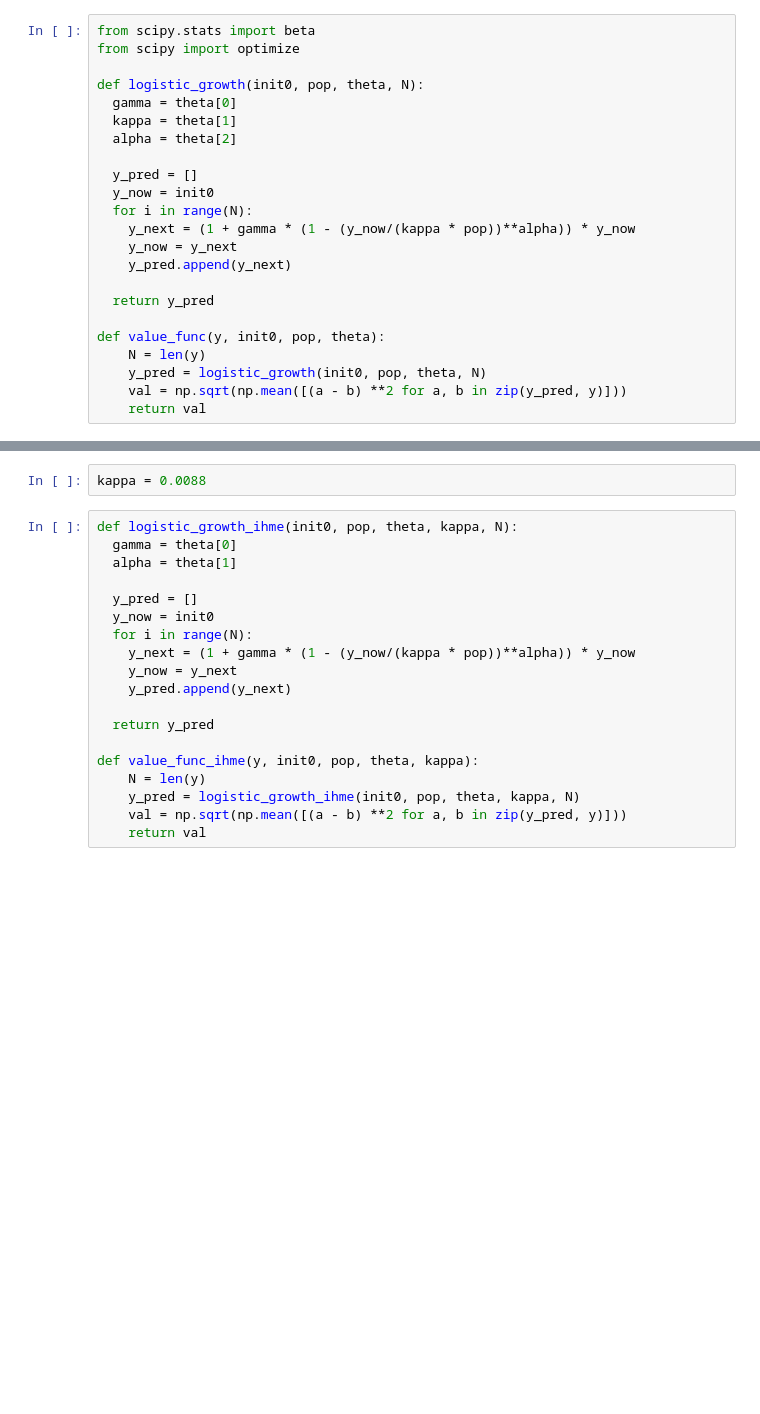
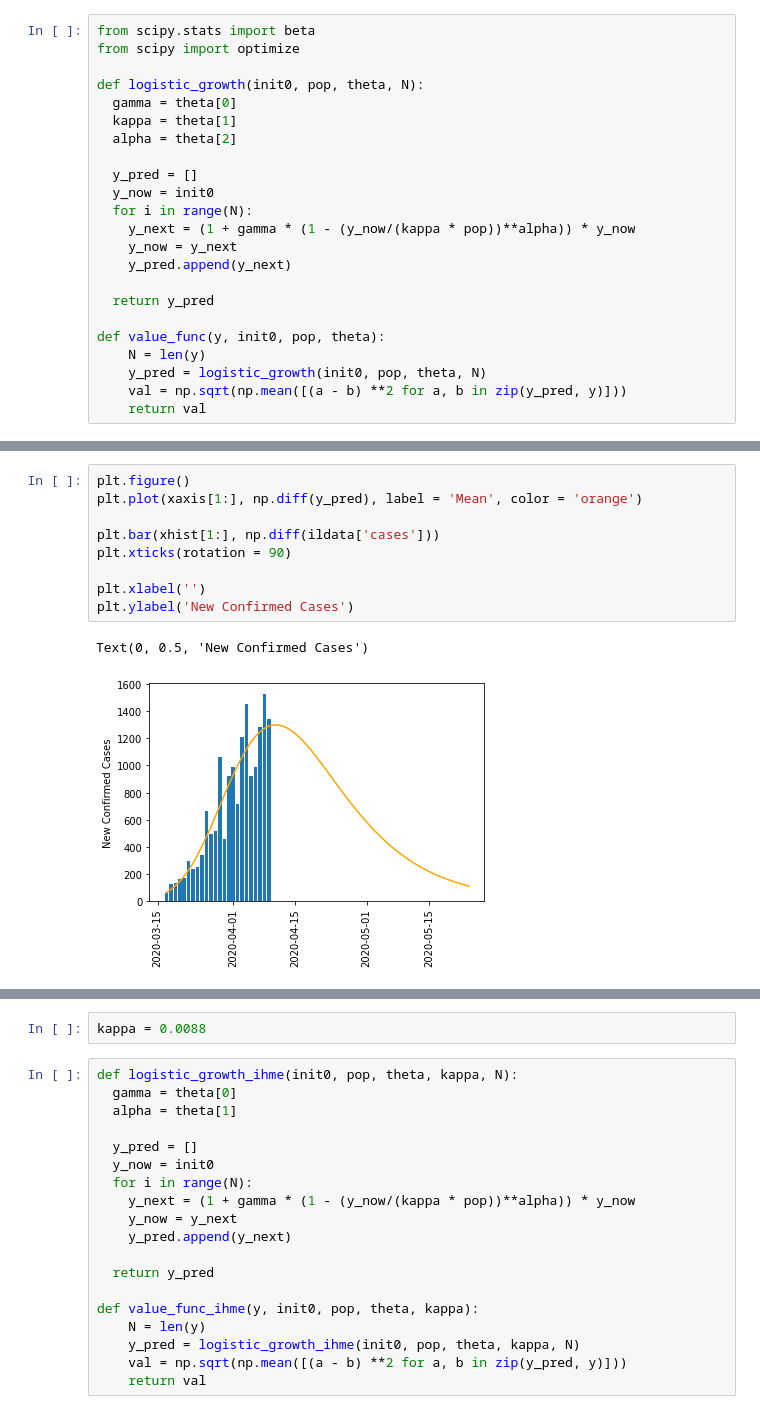
Before and after one commit to mingsensemble/logistic-growth-covid19, a Jupyter notebook: predict-covid19-growth.ipynb, the cells around one changed output, grey strips where cells are left out. Saved outputs shown, nothing was run; the diff lists cells and outputs as text; blank space fills up the shorter version.

```diff
--- a/predict-covid19-growth.ipynb
+++ b/predict-covid19-growth.ipynb
@@ -157,0 +138,12 @@ Instead of allowing the data to calibrate all the parameters, we can allow diffe
+# %%
+plt.figure()
+plt.plot(xaxis[1:], np.diff(y_pred), label = 'Mean', color = 'orange')
+
+plt.bar(xhist[1:], np.diff(ildata['cases']))
+plt.xticks(rotation = 90)
+
+plt.xlabel('')
+plt.ylabel('New Confirmed Cases')
+# %% [output]
+Text(0, 0.5, 'New Confirmed Cases')
+[figure, added]
```
Also changed, not shown: parts of 65 cells of this notebook.
